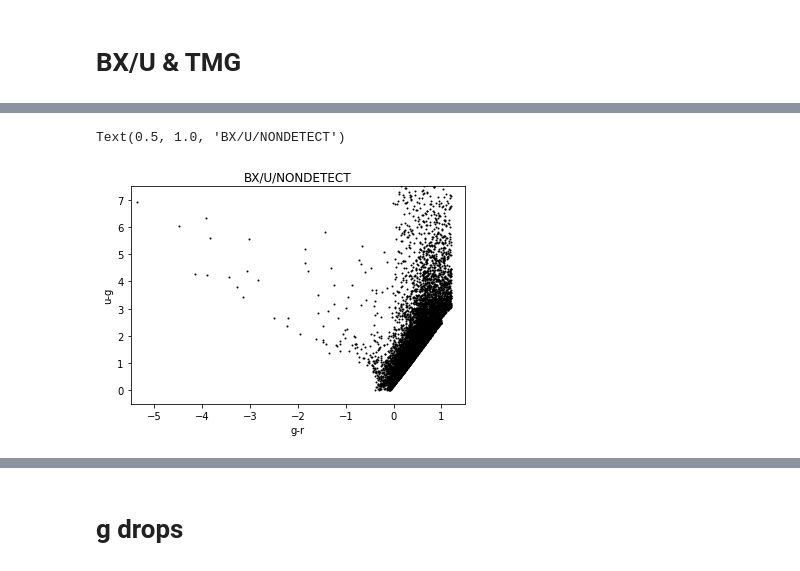
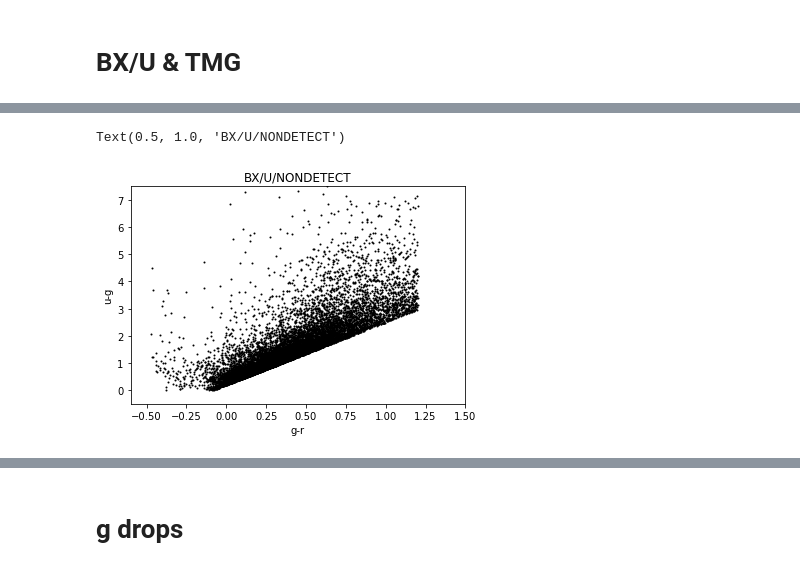
Before and after one commit to michaelJwilson/DESILBG, a Jupyter notebook: gold/vet.ipynb, the cells around one changed output, grey strips where cells are left out. Cells and saved outputs as stored; diff of their text form; code cells hidden in the pictures.

```diff
--- a/gold/vet.ipynb
+++ b/gold/vet.ipynb
@@ -32,10 +101,10 @@ Length = 19990 rows
 # %%
 pl.plot(bxu['g'] - bxu['r'], bxu['u'] - bxu['g'], marker='.', lw=0.0, c='k', markersize=2)
-pl.xlim(-5.5, 1.5)
+pl.xlim(-0.6, 1.5)
 pl.ylim(-0.5, 7.5)
 pl.xlabel('g-r')
 pl.ylabel('u-g')
 pl.title('BX/U/NONDETECT')
 # %% [output]
 Text(0.5, 1.0, 'BX/U/NONDETECT')
-[figure, old version]
+[figure, new version]
```
Also changed, not shown: parts of 29 cells of this notebook, 14 other files.
